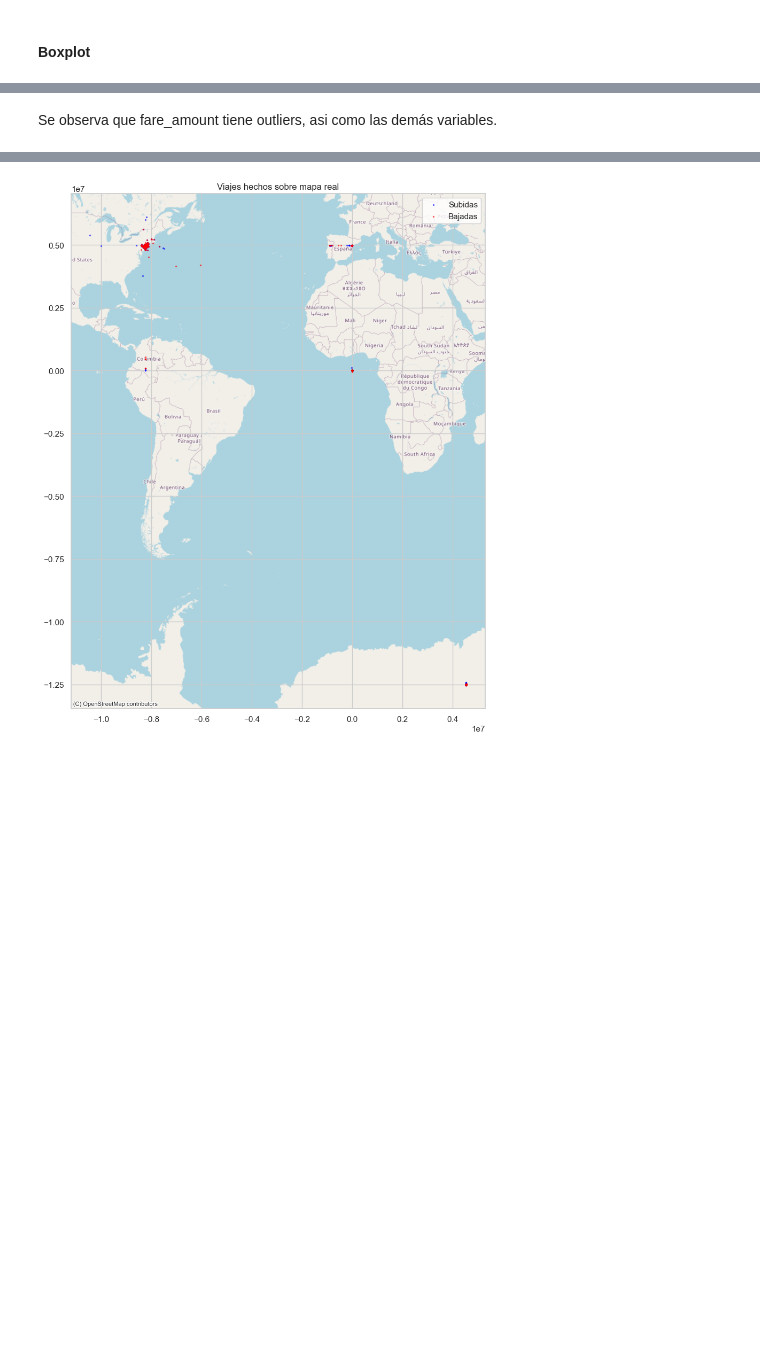
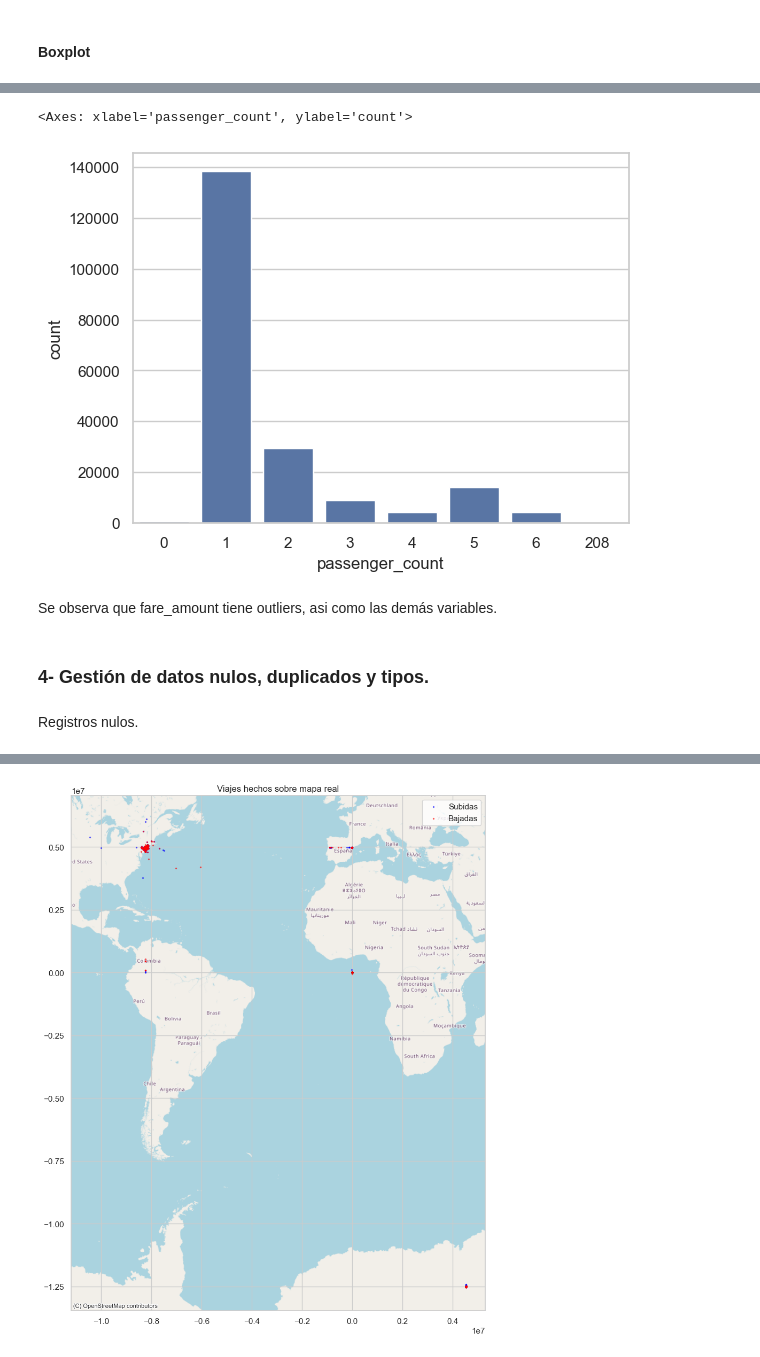
Before and after one commit to programadorarocio/AA1-TUIA-2026C1-Diez-Duvia-Quispe, a Jupyter notebook: TP-regresion-AA1.ipynb, the cells around one changed output, grey strips where cells are left out. Cells and saved outputs as stored; diff of their text form; code cells hidden in the pictures; blank space fills up the shorter version.

```diff
--- a/TP-regresion-AA1.ipynb
+++ b/TP-regresion-AA1.ipynb
@@ -313,2 +318,11 @@ plt.show()
+# %%
+sns.countplot(x=df["passenger_count"])
+# %% [output]
+<Axes: xlabel='passenger_count', ylabel='count'>
+[figure, added]
 # %% [markdown]
 Se observa que fare_amount tiene outliers, asi como las demás variables.
+# %% [markdown]
+### 4- Gestión de datos nulos, duplicados y tipos.
+# %% [markdown]
+Registros nulos.
```
Also changed, not shown: parts of 89 cells of this notebook.
